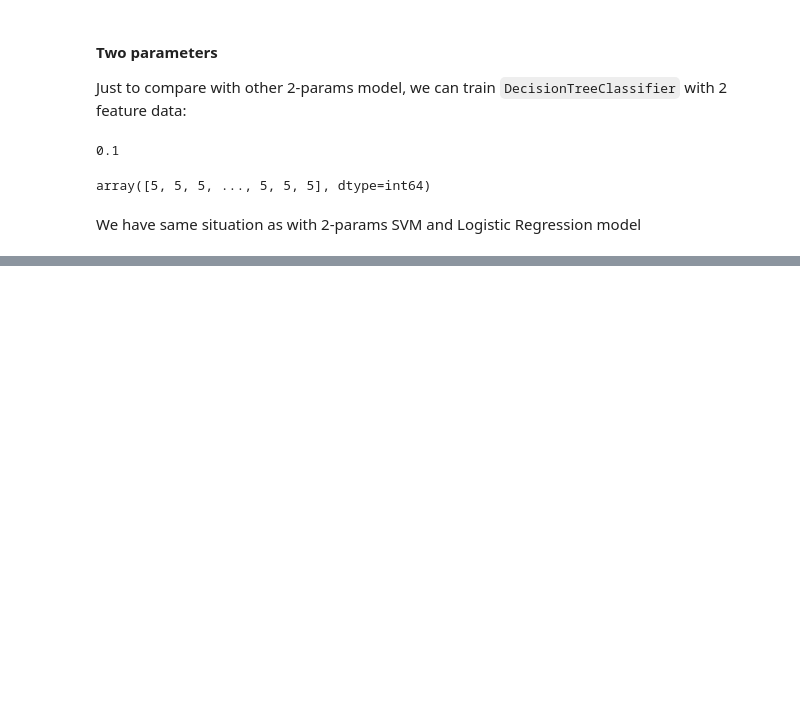
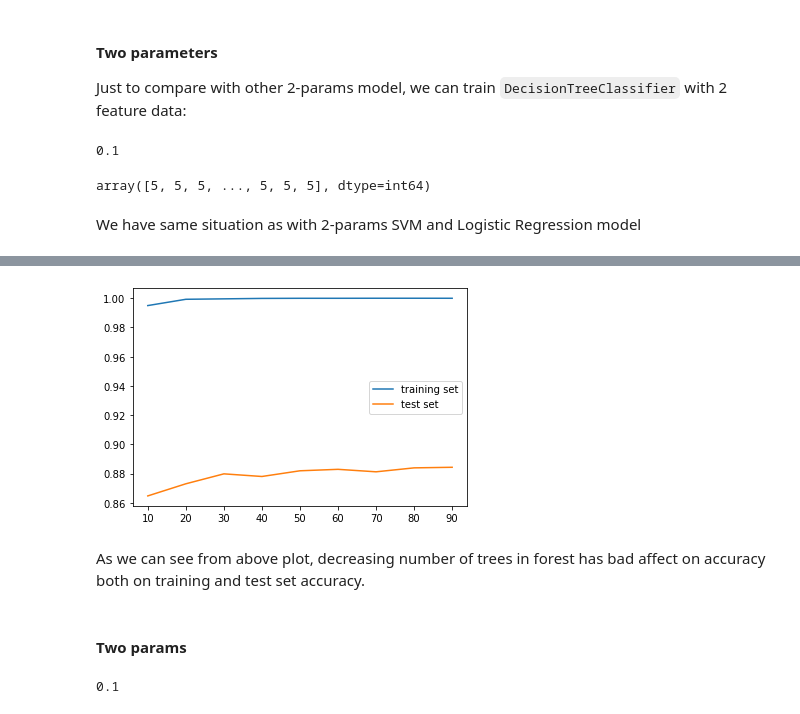
Before and after one commit to Eryk07/ClothesClassification, a Jupyter notebook: ClothesClassification.ipynb, the cells around one changed output, grey strips where cells are left out. Drawn from its saved outputs; the diff is of its cells as text; code cells hidden in the pictures; blank space fills up the shorter version.

```diff
--- a/ClothesClassification.ipynb
+++ b/ClothesClassification.ipynb
@@ -515,0 +521,4 @@ We have same situation as with 2-params SVM and Logistic Regression model
+# %%
+ranfrst = RandomForestClassifier()
+# %%
+ranfrst = fit_or_load(ranfrst, "models/ranfrst.sav", tr_set.iloc[:, 1:785], tr_set.iloc[:, 0])
@@ -515,0 +537,8 @@ We have same situation as with 2-params SVM and Logistic Regression model
+# %%
+n_values = reversed(range(10, 100, 10))
+n_scores = {}
+for n_value in n_values:
+    ranfrst = RandomForestClassifier(n_estimators=n_value)
+    ranfrst = fit_or_load(ranfrst, 'models/ranfrst_n{}.sav'.format(n_value), tr_set.iloc[:, 1:785], tr_set.iloc[:, 0])
+    n_scores[n_value] = [ranfrst.score(tr_set.iloc[:, 1:785], tr_set.iloc[:, 0]),
+                         ranfrst.score(tst_set.iloc[:, 1:785], tst_set.iloc[:, 0])]
@@ -515,0 +557,11 @@ We have same situation as with 2-params SVM and Logistic Regression model
+# %%
+plt.plot(list(n_scores.keys()), [n_scores[n][0] for n in n_scores], label="training set")
+plt.plot(list(n_scores.keys()), [n_scores[n][1] for n in n_scores], label="test set")
+plt.legend()
+plt.show()
+# %% [output]
+[figure, added]
+# %% [markdown]
+As we can see from above plot, decreasing number of trees in forest has bad affect on accuracy both on training and test set accuracy.
+# %% [markdown]
+#### Two params
@@ -515,0 +572,4 @@ We have same situation as with 2-params SVM and Logistic Regression model
+# %%
+ranfrst2.score(tst_set.iloc[:, -3:-1], tst_set.iloc[:, 0])
+# %% [output]
+0.1
```
Also changed, not shown: parts of 21 cells of this notebook, 4 other files.
